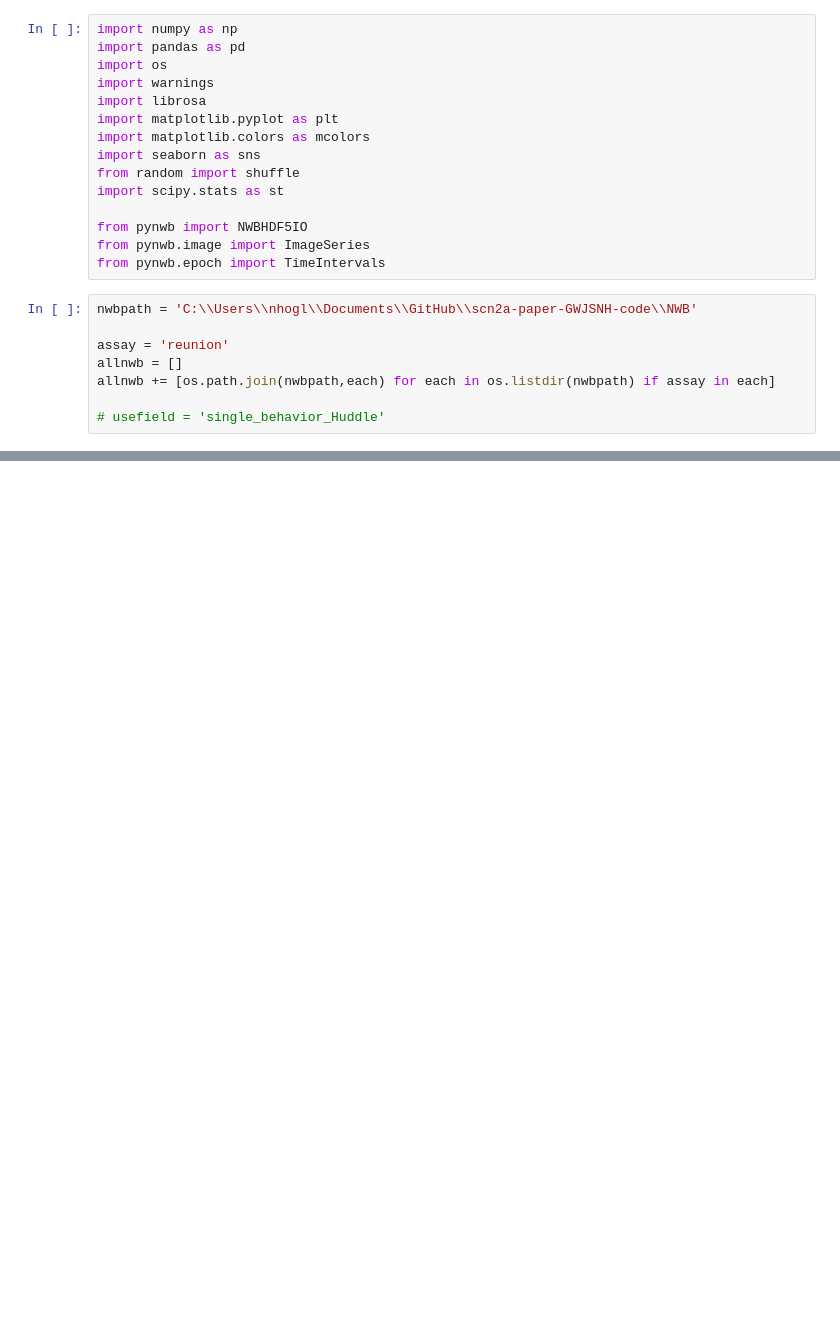
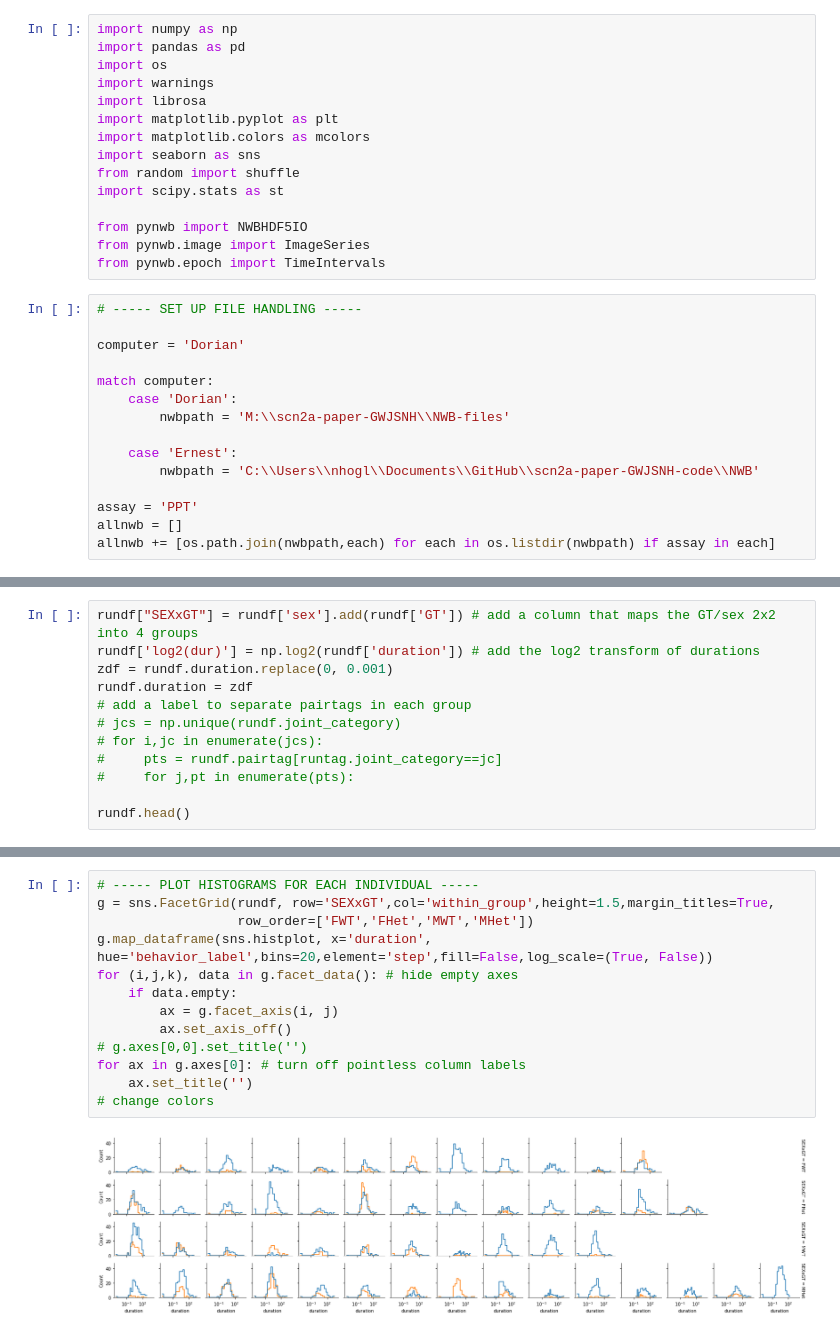
Before and after one commit to nhoglen/scn2a-paper-GWJSNH-code, a Jupyter notebook: scratch_huddleLength.ipynb, the cells around one changed output, grey strips where cells are left out. Cells and saved outputs as stored; diff of their text form; blank space fills up the shorter version.

```diff
--- a/scratch_huddleLength.ipynb
+++ b/scratch_huddleLength.ipynb
@@ -14,11 +14,18 @@ from pynwb import NWBHDF5IO
 from pynwb.image import ImageSeries
 from pynwb.epoch import TimeIntervals
 # %%
-nwbpath = 'C:\\Users\\nhogl\\Documents\\GitHub\\scn2a-paper-GWJSNH-code\\NWB'
+# ----- SET UP FILE HANDLING -----
 
-assay = 'reunion'
+computer = 'Dorian'
+
+match computer:
+    case 'Dorian':
+        nwbpath = 'M:\\scn2a-paper-GWJSNH\\NWB-files'
+
+    case 'Ernest':
+        nwbpath = 'C:\\Users\\nhogl\\Documents\\GitHub\\scn2a-paper-GWJSNH-code\\NWB'
+
+assay = 'PPT'
 allnwb = []
 allnwb += [os.path.join(nwbpath,each) for each in os.listdir(nwbpath) if assay in each]
-
-# usefield = 'single_behavior_Huddle'
 # %%
@@ -80,0 +122,12 @@ for i,fname in enumerate(allnwb):
+# %%
+rundf["SEXxGT"] = rundf['sex'].add(rundf['GT']) # add a column that maps the GT/sex 2x2 into 4 groups
+rundf['log2(dur)'] = np.log2(rundf['duration']) # add the log2 transform of durations
+zdf = rundf.duration.replace(0, 0.001)
+rundf.duration = zdf
+# add a label to separate pairtags in each group
+# jcs = np.unique(rundf.joint_category)
+# for i,jc in enumerate(jcs):
+#     pts = rundf.pairtag[runtag.joint_category==jc]
+#     for j,pt in enumerate(pts):
+
+rundf.head()
@@ -80,0 +156,15 @@ for i,fname in enumerate(allnwb):
+# %%
+# ----- PLOT HISTOGRAMS FOR EACH INDIVIDUAL -----
+g = sns.FacetGrid(rundf, row='SEXxGT',col='within_group',height=1.5,margin_titles=True,
+                  row_order=['FWT','FHet','MWT','MHet'])
+g.map_dataframe(sns.histplot, x='duration', hue='behavior_label',bins=20,element='step',fill=False,log_scale=(True, False))
+for (i,j,k), data in g.facet_data(): # hide empty axes
+    if data.empty:
+        ax = g.facet_axis(i, j)
+        ax.set_axis_off()
+# g.axes[0,0].set_title('')
+for ax in g.axes[0]: # turn off pointless column labels
+    ax.set_title('')
+# change colors
+# %% [output]
+[figure, added]
```
Also changed, not shown: parts of 3 cells of this notebook.
